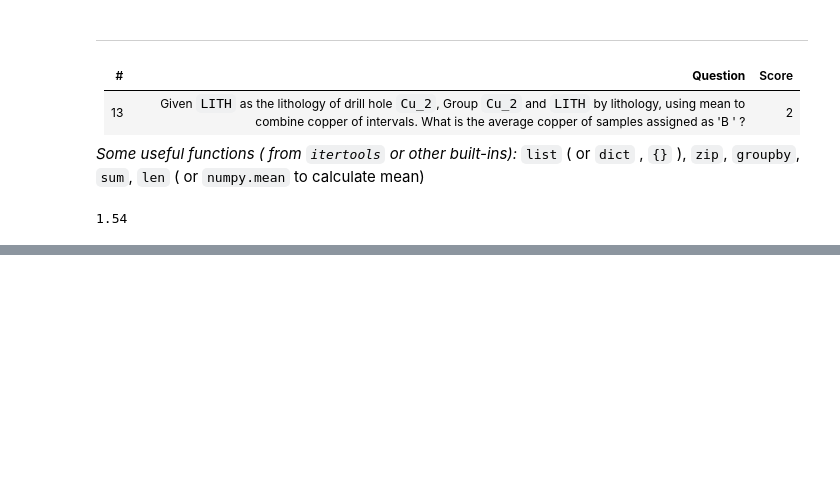
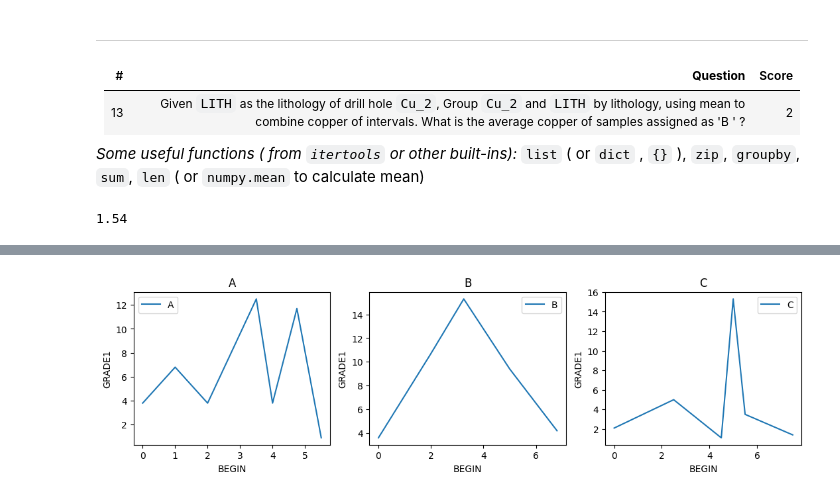
Before and after one commit to kiarash13p/Mineral-Resource-Geology-and-Modelling, a Jupyter notebook: Python Review.ipynb, the cells around one changed output, grey strips where cells are left out. Saved outputs shown, nothing was run; the diff lists cells and outputs as text; code cells hidden in the pictures; blank space fills up the shorter version.

```diff
--- a/Python Review.ipynb
+++ b/Python Review.ipynb
@@ -309,0 +815,14 @@ P['B']
+# %%
+fig , axes = plt.subplots(1,3,figsize=(13,3))
+
+for i, (name, group) in enumerate(data.groupby('ID', observed=False)[['BEGIN','GRADE1']]):
+    axes[i].plot( group['BEGIN'] , group['GRADE1'] , '-' , label=name )
+    axes[i].set_title(name)
+    axes[i].set_xlabel('BEGIN')
+    axes[i].set_ylabel('GRADE1')
+    axes[i].legend()
+# Without using matplotlib:
+# for i, (name, group) in enumerate(data.groupby('ID', observed=False)):
+#     group.plot( x='BEGIN' , y='GRADE1' , kind='line' , ax=axes[i] , title=name )
+# %% [output]
+[figure, added]
```
Also changed, not shown: parts of 71 cells of this notebook.
